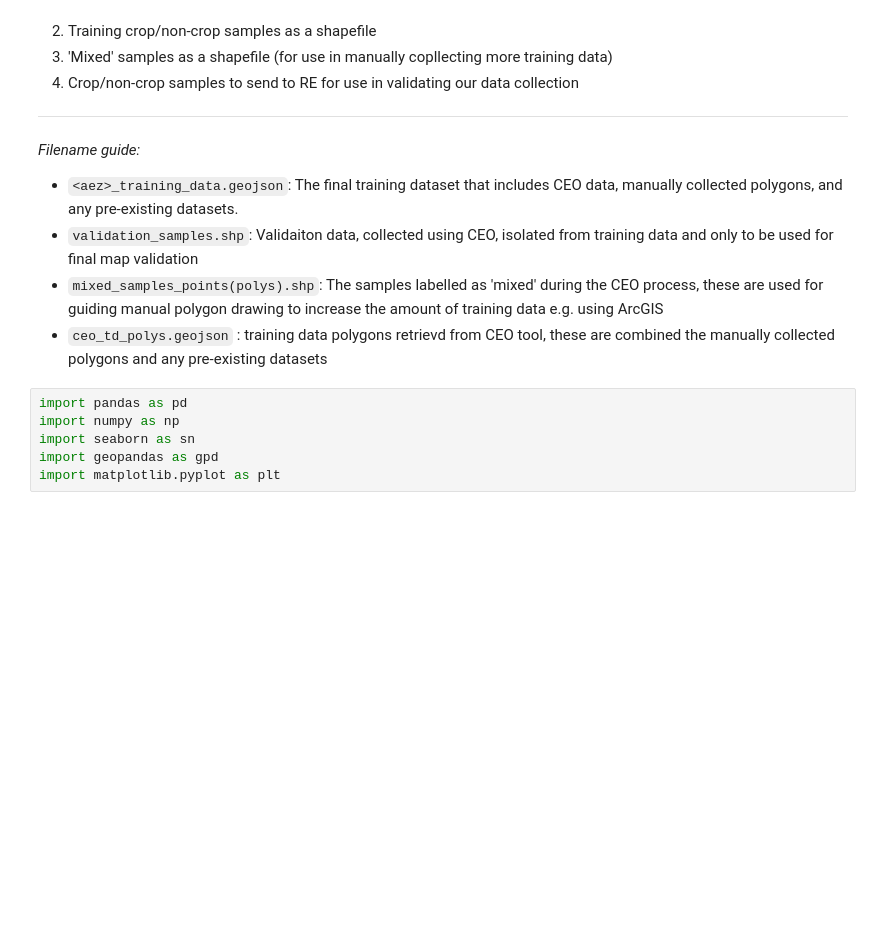
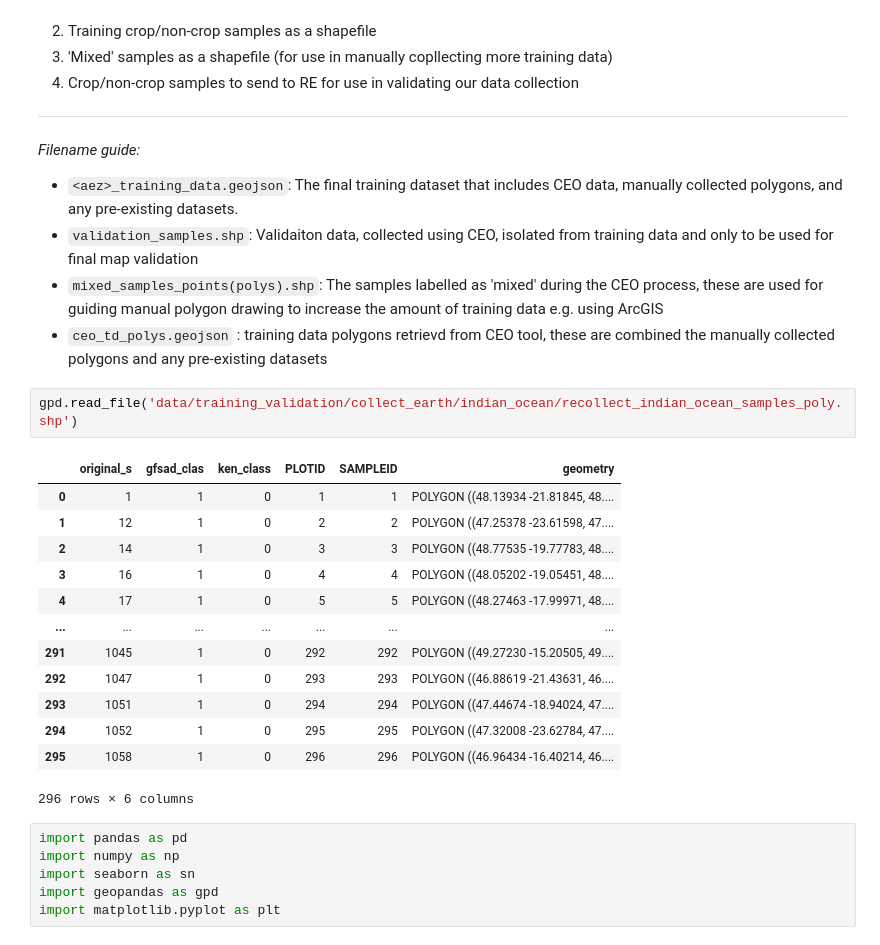
Before and after one commit to digitalearthafrica/crop-mask, a Jupyter notebook: pre-post_processing/post_process_reference_data.ipynb, the cells around one changed output. Cells and saved outputs as stored; diff of their text form; blank space fills up the shorter version.

```diff
--- a/pre-post_processing/post_process_reference_data.ipynb
+++ b/pre-post_processing/post_process_reference_data.ipynb
@@ -21,6 +21,22 @@ Output will be:
 * `validation_samples.shp`: Validaiton data, collected using CEO, isolated from training data and only to be used for final map validation
 * `mixed_samples_points(polys).shp`: The samples labelled as 'mixed' during the CEO process, these are used for guiding manual polygon drawing to increase the amount of training data e.g. using ArcGIS
 * `ceo_td_polys.geojson` : training data polygons retrievd from CEO tool, these are combined the manually collected polygons and any pre-existing datasets
+# %%
+gpd.read_file('data/training_validation/collect_earth/indian_ocean/recollect_indian_ocean_samples_poly.shp')
+# %% [output]
+|  | original_s | gfsad_clas | ken_class | PLOTID | SAMPLEID | geometry |
+| 0 | 1 | 1 | 0 | 1 | 1 | POLYGON ((48.13934 -21.81845, 48.... |
+| 1 | 12 | 1 | 0 | 2 | 2 | POLYGON ((47.25378 -23.61598, 47.... |
+| 2 | 14 | 1 | 0 | 3 | 3 | POLYGON ((48.77535 -19.77783, 48.... |
+| 3 | 16 | 1 | 0 | 4 | 4 | POLYGON ((48.05202 -19.05451, 48.... |
+| 4 | 17 | 1 | 0 | 5 | 5 | POLYGON ((48.27463 -17.99971, 48.... |
+| ... | ... | ... | ... | ... | ... | ... |
+| 291 | 1045 | 1 | 0 | 292 | 292 | POLYGON ((49.27230 -15.20505, 49.... |
+| 292 | 1047 | 1 | 0 | 293 | 293 | POLYGON ((46.88619 -21.43631, 46.... |
+| 293 | 1051 | 1 | 0 | 294 | 294 | POLYGON ((47.44674 -18.94024, 47.... |
+| 294 | 1052 | 1 | 0 | 295 | 295 | POLYGON ((47.32008 -23.62784, 47.... |
+| 295 | 1058 | 1 | 0 | 296 | 296 | POLYGON ((46.96434 -16.40214, 46.... |
+296 rows × 6 columns
 # %%
 import pandas as pd
 import numpy as np
```
Also changed, not shown: 8 other files.
